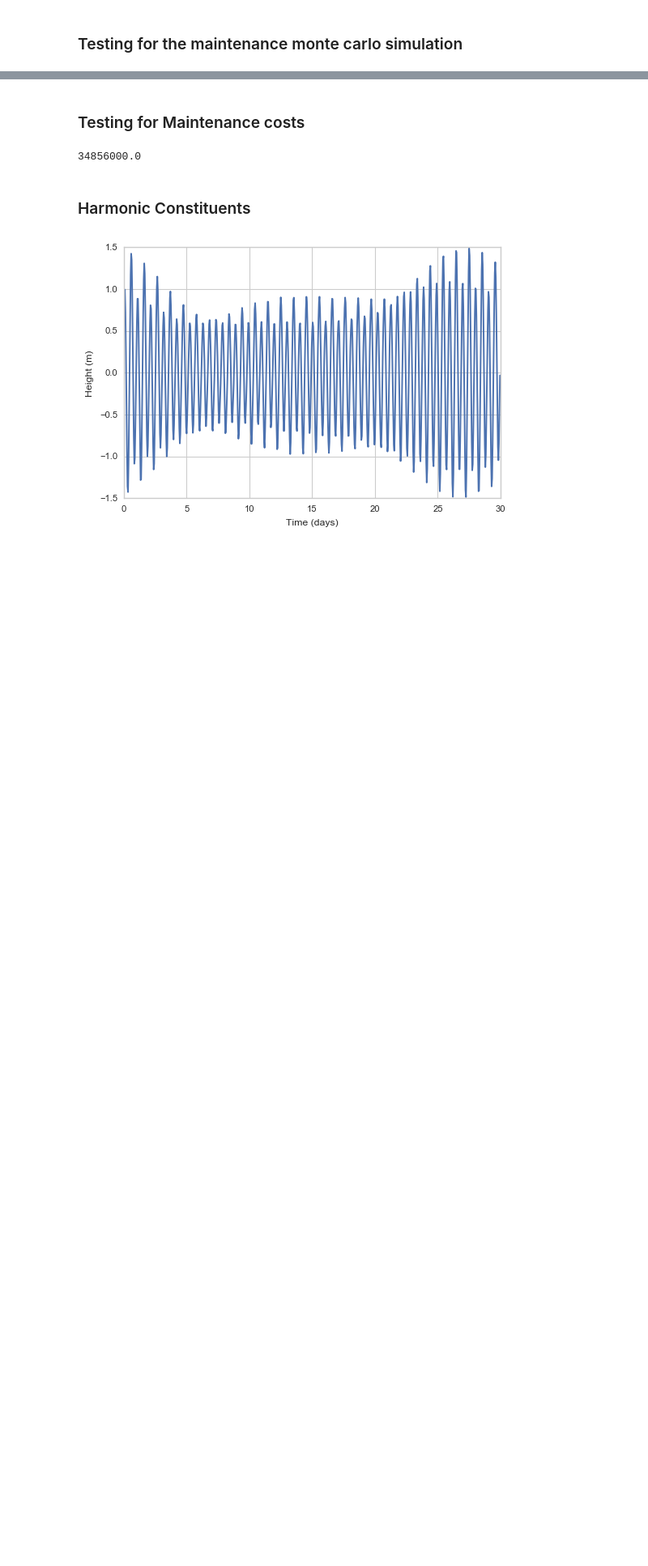
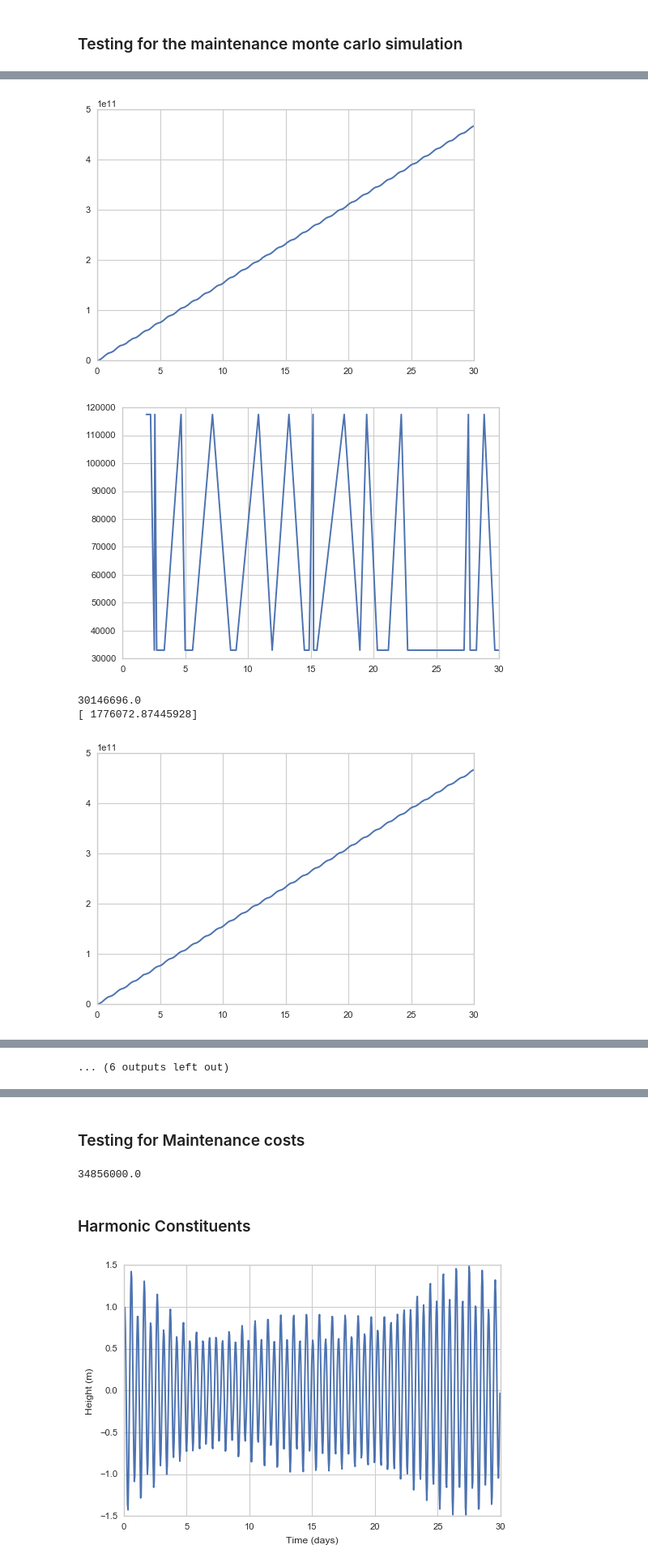
Before and after one commit to BAJJCapstone/MHK-LCoE, a Jupyter notebook: Levelized Cost of Electricity.ipynb, the cells around one changed output, grey strips where cells are left out. Shown at 81% size. Drawn from its saved outputs; the diff is of its cells as text; code cells hidden in the pictures; blank space fills up the shorter version.

```diff
--- a/Levelized Cost of Electricity.ipynb
+++ b/Levelized Cost of Electricity.ipynb
@@ -95,9 +95,9 @@ def LevelizedCostofElectricity(HM,
             results_array , time_array = calculate_power(HM,
                                                          MCT,
                                                          0,
-                                                         time_tracker*24*60*365.25,
-                                                         end_time*24*60*365.25,
-                                                         )
+                                                         time_tracker*24*3600*365.25,
+                                                         end_time*24*3600*365.25,
+                                                         ) # everything else is in years, need to convert to seconds for int
 
             maintenance_costs.append(maintenance_event.event_cost)
             maintenance_times.append(time_tracker+uptime)
@@ -106,24 +106,28 @@ def LevelizedCostofElectricity(HM,
                 results.append(results_array+results[-1][-1])
             except IndexError:
                 results.append(results_array)
+#             print('{} kJ'.format(results[-1][-1]))
+
             time.append(time_array)
 
+
+        power_tracking = np.concatenate(results)
         powerGen.append(np.concatenate(results)[-1])
         times = np.concatenate(time)
 
         each_maintenance.append(sum(maintenance_costs))
 
-#     plt.plot(times, powerGen)
-#     plt.show()
-#     plt.plot(maintenance_times, maintenance_costs)
-#     plt.show()
+    plt.plot(times/(24*3600*365.25), power_tracking)
+    plt.show()
+    plt.plot(maintenance_times, maintenance_costs)
+    plt.show()
 
     installation_cost = calculate_Installation(installation)
     ops_cost = calculate_ops(operations, lifetime)
     # Process the final costs and return the levelized cost
     total_cost = sum(each_maintenance) + installation_cost + ops_cost
     print(total_cost)
-    total_power = sum(powerGen)/lifetime/(365.25*24*60) #to kWhr!!
+    total_power = sum(powerGen)/lifetime/(365.25*24) #to kWhr!!
     print(total_power)
     return total_cost/total_power
 # %%
@@ -231,0 +195,48 @@ print(LCOE)
+# %%
+lifetime = 30.
+LCOE = []
+for number_of_turbines in [1,2,5,10,50,100]:
+    Capital_Installations = [
+    CapitalInstallation('Pile Installation, Mobilize Vessel', 111000., 'n/a', 4, number_of_turbines, False),
+    CapitalInstallation('Pile Installation, Transport', 167000., 'n/a', 2, number_of_turbines, False),
+    CapitalInstallation('Pile Installation, Drive Piles', 164000., .3, 'n/a', number_of_turbines, True),
+    CapitalInstallation('Pile Installation, transport home', 167000., 'n/a', 2, number_of_turbines, False),
+    CapitalInstallation('Pile Installation, Demobilize', 110000., 'n/a', 3, number_of_turbines, False),
+    CapitalInstallation('Gunderboom Sound Barrier', 4500000., 'n/a', 1, number_of_turbines, False),
+    CapitalInstallation('Frame for Barrier',50000., 'n/a', 1, number_of_turbines, False),
+    CapitalInstallation('Mob/Demob Sound Barrier', 70000., 'n/a', 1, number_of_turbines, False),
+    CapitalInstallation('Cable transport to site',45000., 'n/a', 1, number_of_turbines, False),
+    CapitalInstallation('Cables install to device',75000., .5, 'n/a', number_of_turbines, True),
+    CapitalInstallation('Cable to pile',75000., .5, 'n/a', number_of_turbines, True),
+    CapitalInstallation('Cable Splicing',75000., .5, 'n/a', number_of_turbines, True),
+    CapitalInstallation('Cable Fairleading',75000., 'n/a', 5, number_of_turbines, False),
+    CapitalInstallation('Cable through HDD', 75000., 'n/a', 2, number_of_turbines, False),
+    CapitalInstallation('Cable Burial', 75000., 'n/a', 4, number_of_turbines, False),
+    CapitalInstallation('Cable Testing and Commissioning',63000., 'n/a', 4, number_of_turbines, False),
+    CapitalInstallation('Cable Transport Home', 45000., 'n/a', 1, number_of_turbines, False),
+    CapitalInstallation('Cable - Demobilization', 46000., 'n/a', 2, number_of_turbines, False),
+    CapitalInstallation('Device Installation, Mobilize Vessel', 74000., 'n/a', 4, number_of_turbines, False),
+    CapitalInstallation('Device Installation, Transport to site', 79000., 'n/a', 1, number_of_turbines, False),
+    CapitalInstallation('Device Installation, install',  106000., .5, 'n/a', number_of_turbines, True),
+    CapitalInstallation('Device Installation, Secure Cables', 106000., .5, 'n/a', number_of_turbines, True),
+    CapitalInstallation('Device Installation, Fairleading Cables',  106000., 'n/a', 2, number_of_turbines, False),
+    CapitalInstallation('Device Installation, Transport Home', 87000., 'n/a', 1, number_of_turbines, False),
+    CapitalInstallation('FERC Filing Fee', 91000., 'n/a', 1, number_of_turbines, False)]
+
+    installations = [installation.CapitalInstallation(i.name,
+                                                      i.time,
+                                                      i.timePerTurbine,
+                                                      i.costPerDay,
+                                                      i.numberOfTurbines,
+                                                      i.scalePerTurbine)
+                                                      for i in Capital_Installations ]
+
+    LCOE.append(LevelizedCostofElectricity(HM, number_of_turbines, lifetime, 1200., 0.1835, 3.55361367,  2.30706792,  1.05659521,
+                           emergency_events, installations, ops))
+print('1. SeaGen - {}'.format(LCOE))
+# %% [output]
+[figure, added]
+[figure, added]
+30146696.0
+[ 1776072.87445928]
+[figure, added]
@@ -231,0 +254 @@ print(LCOE)
+... (6 outputs left out)
```
Also changed, not shown: parts of 7 cells of this notebook, 4 other files.
